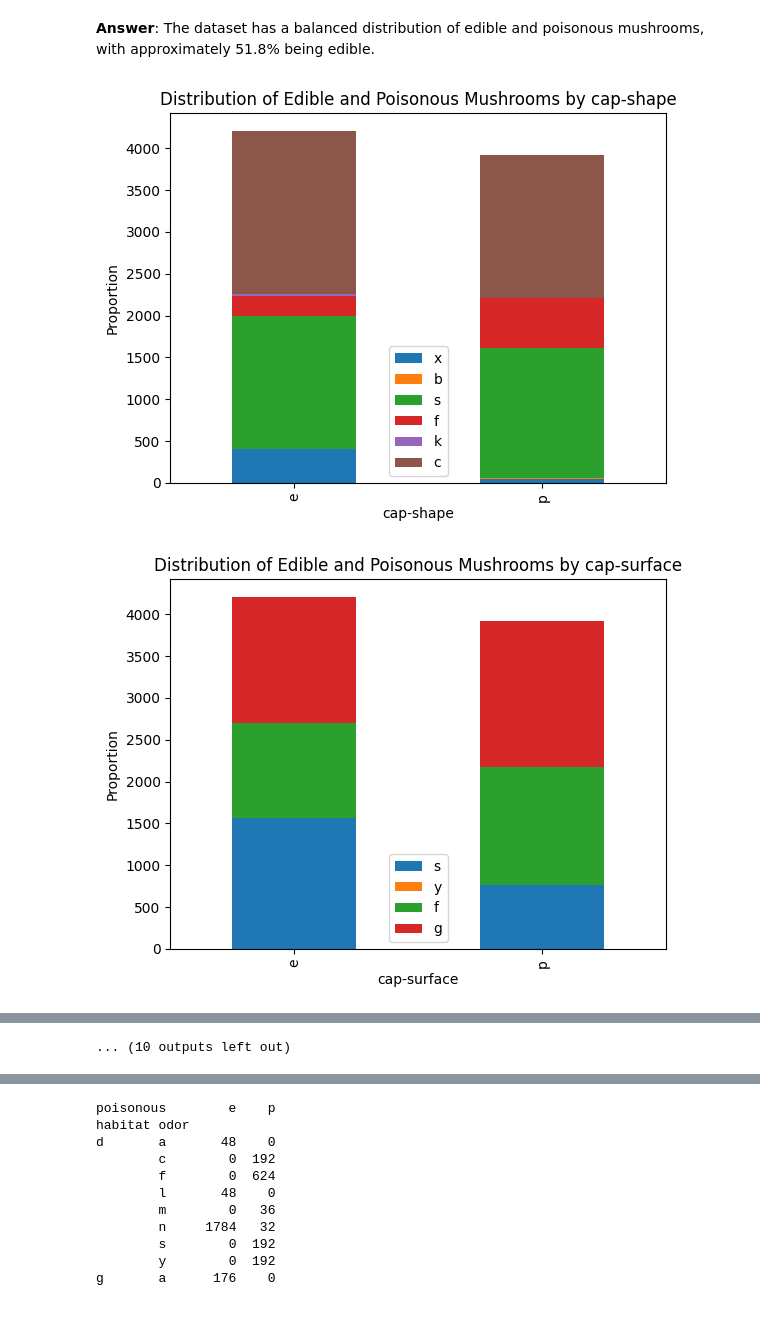
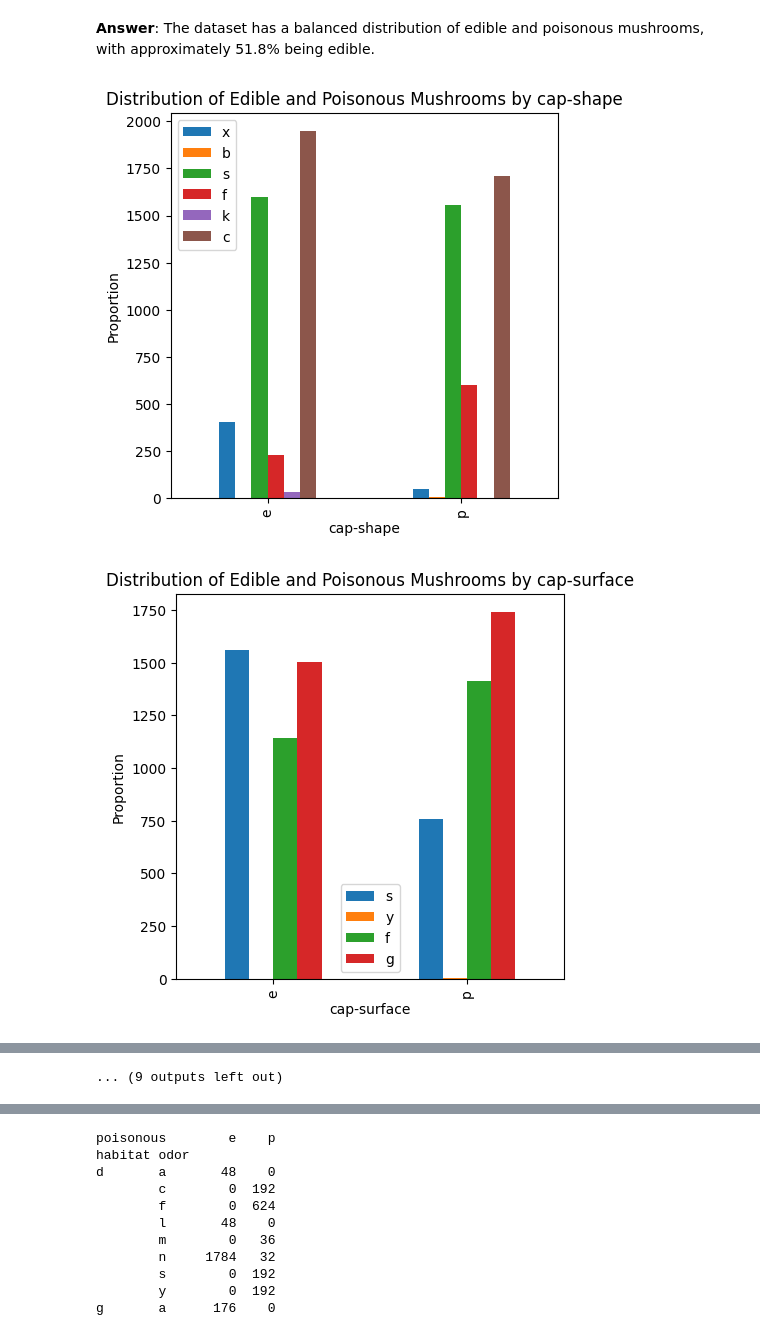
Before and after one commit to emilyclifton/ML-Mushrooms, a Jupyter notebook: mushrooms.ipynb, the cells around one changed output, grey strips where cells are left out. Cells and saved outputs as stored; diff of their text form; code cells hidden in the pictures.

Commit message:
Final version of my mushroom notebook

```diff
--- a/mushrooms.ipynb
+++ b/mushrooms.ipynb
@@ -145,3 +151,16 @@ population                     0
 habitat                        0
 poisonous                      0
 dtype: int64
+# %%
+# Replace '?' with NaN to represent missing values
+mushrooms['stalk-root'].replace('?', pd.NA, inplace=True)
+
+# Find the most frequent category (mode) in the 'stalk-root' feature
+most_frequent_category = mushrooms['stalk-root'].mode()[0]
+
+# Replace missing values with the most frequent category
+mushrooms['stalk-root'].fillna(most_frequent_category, inplace=True)
+
+print(mushrooms.shape, "\n")
+
+mushrooms.isna().sum()
@@ -169,0 +208,6 @@ dtype: int64
+# %%
+mushrooms = mushrooms.drop(columns=['veil-type'])
+
+print(mushrooms.shape, "\n")
+
+mushrooms.nunique()
@@ -172,14 +237,14 @@ dtype: int64
 - What is the overall percentage of edible mushrooms in the dataset?
 - The primary goal is to understand the overall distribution of edible and poisonous mushrooms in the dataset. This will provide insights into the balance between the two classes and set the foundation for further analysis.
 # %%
-# 1. Distribution of Edible and Poisonous Mushrooms
 # Calculate the overall percentage of edible mushrooms
-edible = y['poisonous'].value_counts()
-edible_percentage = edible / len(y) * 100
+edible = mushrooms['poisonous'].value_counts()
+edible_percentage = edible / len(mushrooms['poisonous']) * 100
 print(f"Percentage of Edible Mushrooms: {edible_percentage.get('e', 0):.2f}%")
 
+plt.rcParams["figure.figsize"] = [5,5]
+
 # Plotting a pie chart
-plt.figure(figsize=(8, 8))
 plt.pie(edible, labels=edible.index, autopct='%1.1f%%', startangle=90, colors=['skyblue', 'lightcoral', 'lightgreen', 'lightpink', 'lightyellow', 'lightgrey', 'lightblue'])
 plt.title('Distribution of Mushrooms Across Habitats')
 # %% [output]
@@ -191,17 +256,16 @@ __Answer__: The dataset has a balanced distribution of edible and poisonous mush
 # %%
 # Now I will see if there is any determining factors for any of the features in terms of edibility
 grouped = mushrooms.groupby(['poisonous'])
-
+plt.rcParams["figure.figsize"] = [5, 5]
 # Iterate over each feature and plot the bar graph
 for feature in mushrooms.columns:
     if feature != 'poisonous':  # Skip the target variable
         feature_counts = grouped[feature].value_counts().unstack()
-        feature_counts.plot(kind='bar', stacked=True)
+        feature_counts.plot(kind='bar')
         plt.title(f"Distribution of Edible and Poisonous Mushrooms by {feature}")
         plt.xlabel(feature)
         plt.ylabel("Proportion")
         plt.legend(mushrooms[feature].unique())
-        plt.show()
 # %% [output]
-[figure, old version]
+[figure, new version]
-[figure, old version]
+[figure, new version]
@@ -218 +282 @@ for feature in mushrooms.columns:
-... (10 outputs left out)
+... (9 outputs left out)
```
Also changed, not shown: parts of 316 cells of this notebook.
